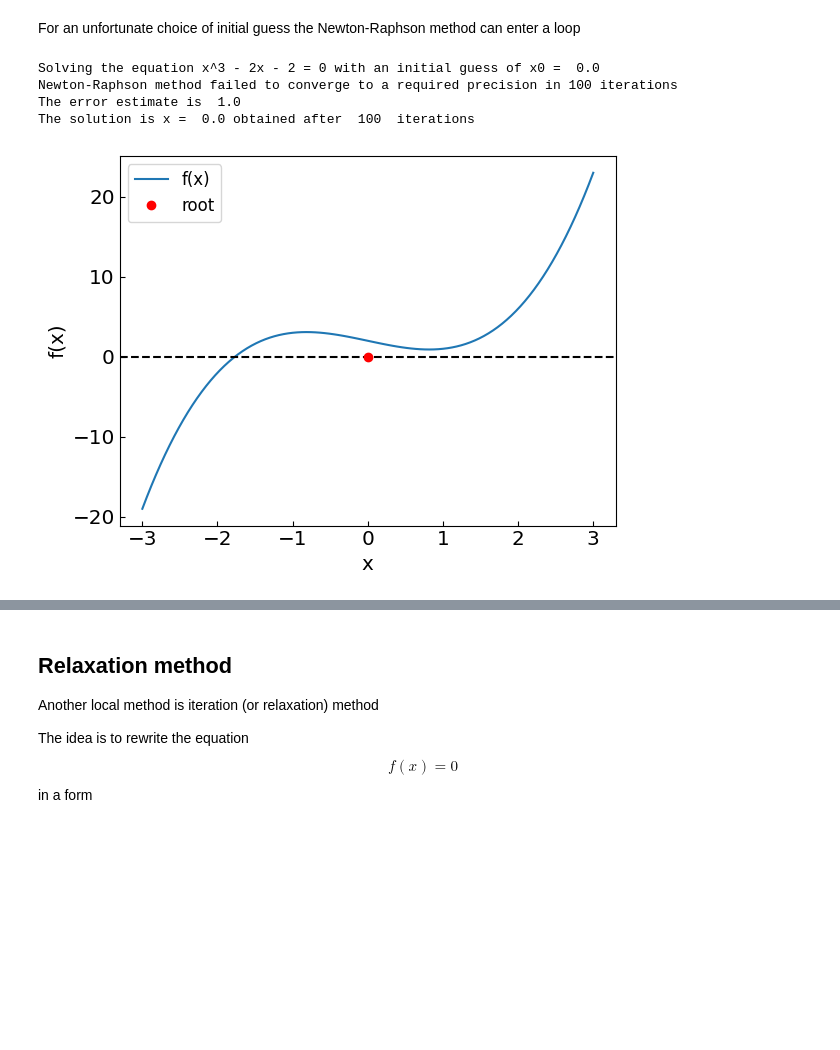
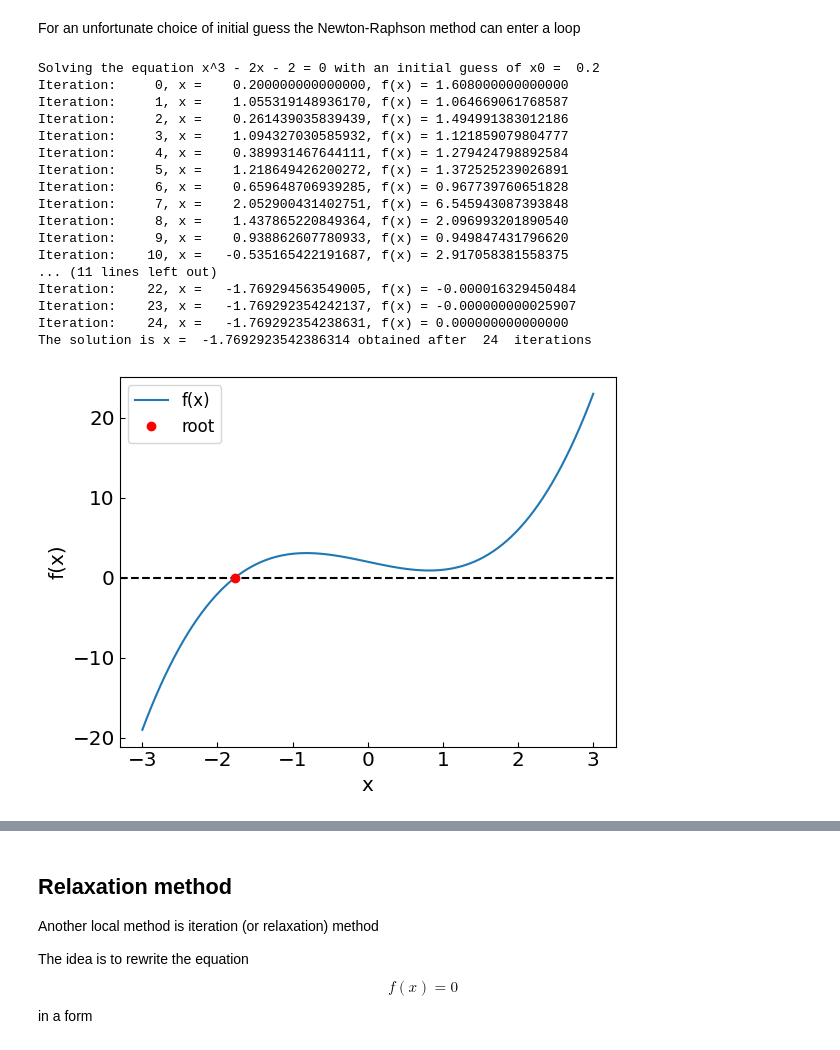
Before and after one commit to vlvovch/PHYS6350-ComputationalPhysics, a Jupyter notebook: code/4_NonlinearEquations/jupyter/4_NonlinearEquations.ipynb, the cells around one changed output, grey strips where cells are left out. Drawn from its saved outputs; the diff is of its cells as text; code cells hidden in the pictures; blank space fills up the shorter version.

```diff
--- a/code/4_NonlinearEquations/jupyter/4_NonlinearEquations.ipynb
+++ b/code/4_NonlinearEquations/jupyter/4_NonlinearEquations.ipynb
@@ -593,36 +600,49 @@ For an unfortunate choice of initial guess the Newton-Raphson method can enter a
 # %%
 # The method ends up in a cycle
 def func3(x):
     return x**3 - 2. * x + 2.
 
 # Now we have to define the derivative
 def dfunc3(x):
     return 3. * x**2 - 2.
 
 # Initial guess
-x0 = 0.
+x0 = 0.2
 
 print("Solving the equation x^3 - 2x - 2 = 0 with an initial guess of x0 = ", x0)
 newton_verbose = True
 xroot = newton_method(func3, dfunc3, x0, accuracy)
 print("The solution is x = ", xroot, "obtained after ", last_newton_iterations, " iterations")
 
 # Plotting
 xref = np.linspace(-3,3,100)
 fref = func3(xref)
 plt.xlabel("x")
 plt.ylabel("f(x)")
 plt.plot(xref,fref, label = 'f(x)')
 plt.axhline(y = 0., color = 'black', linestyle = '--')
 plt.plot([xroot], [0], 'ro',label='root')
 plt.legend()
 plt.show()
 # %% [output]
-Solving the equation x^3 - 2x - 2 = 0 with an initial guess of x0 =  0.0
-Newton-Raphson method failed to converge to a required precision in 100 iterations
-The error estimate is  1.0
-The solution is x =  0.0 obtained after  100  iterations
+Solving the equation x^3 - 2x - 2 = 0 with an initial guess of x0 =  0.2
+Iteration:     0, x =    0.200000000000000, f(x) = 1.608000000000000
+Iteration:     1, x =    1.055319148936170, f(x) = 1.064669061768587
+Iteration:     2, x =    0.261439035839439, f(x) = 1.494991383012186
+Iteration:     3, x =    1.094327030585932, f(x) = 1.121859079804777
+Iteration:     4, x =    0.389931467644111, f(x) = 1.279424798892584
+Iteration:     5, x =    1.218649426200272, f(x) = 1.372525239026891
+Iteration:     6, x =    0.659648706939285, f(x) = 0.967739760651828
+Iteration:     7, x =    2.052900431402751, f(x) = 6.545943087393848
+Iteration:     8, x =    1.437865220849364, f(x) = 2.096993201890540
+Iteration:     9, x =    0.938862607780933, f(x) = 0.949847431796620
+Iteration:    10, x =   -0.535165422191687, f(x) = 2.917058381558375
+... (11 lines left out)
+Iteration:    22, x =   -1.769294563549005, f(x) = -0.000016329450484
+Iteration:    23, x =   -1.769292354242137, f(x) = -0.000000000025907
+Iteration:    24, x =   -1.769292354238631, f(x) = 0.000000000000000
+The solution is x =  -1.7692923542386314 obtained after  24  iterations
-[figure, old version]
+[figure, new version]
 # %% [markdown]
 ![newton-3](newton-func3.gif)
 # %% [markdown]
```
Also changed, not shown: parts of 5 cells of this notebook, 5 other files.
